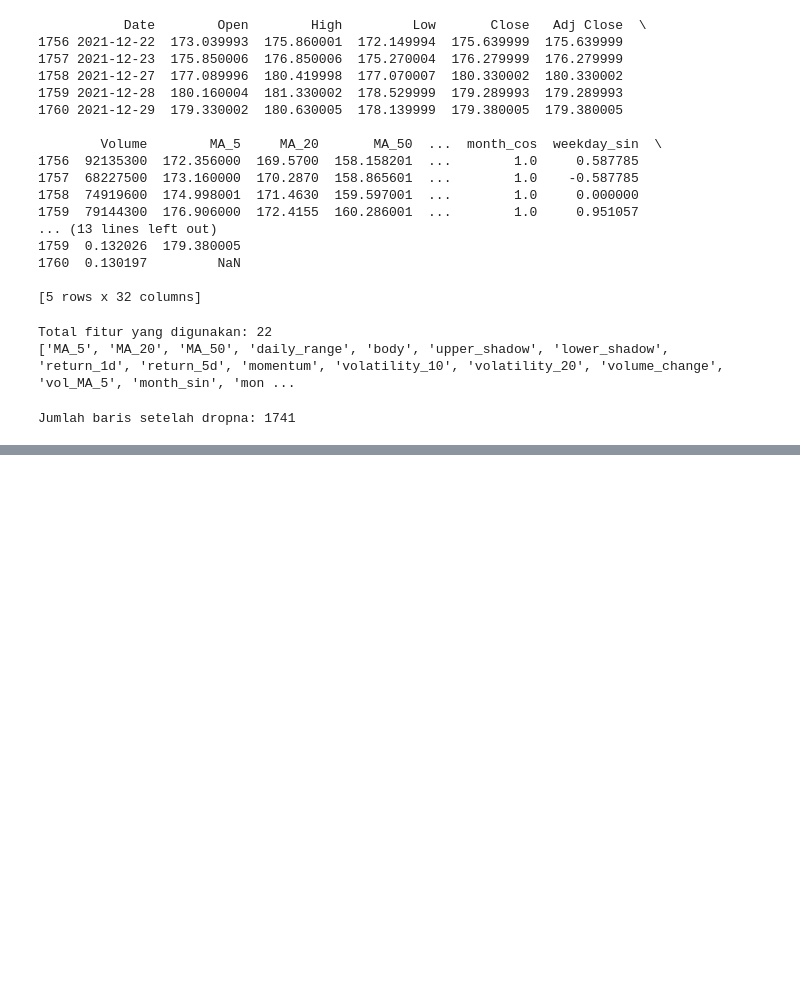
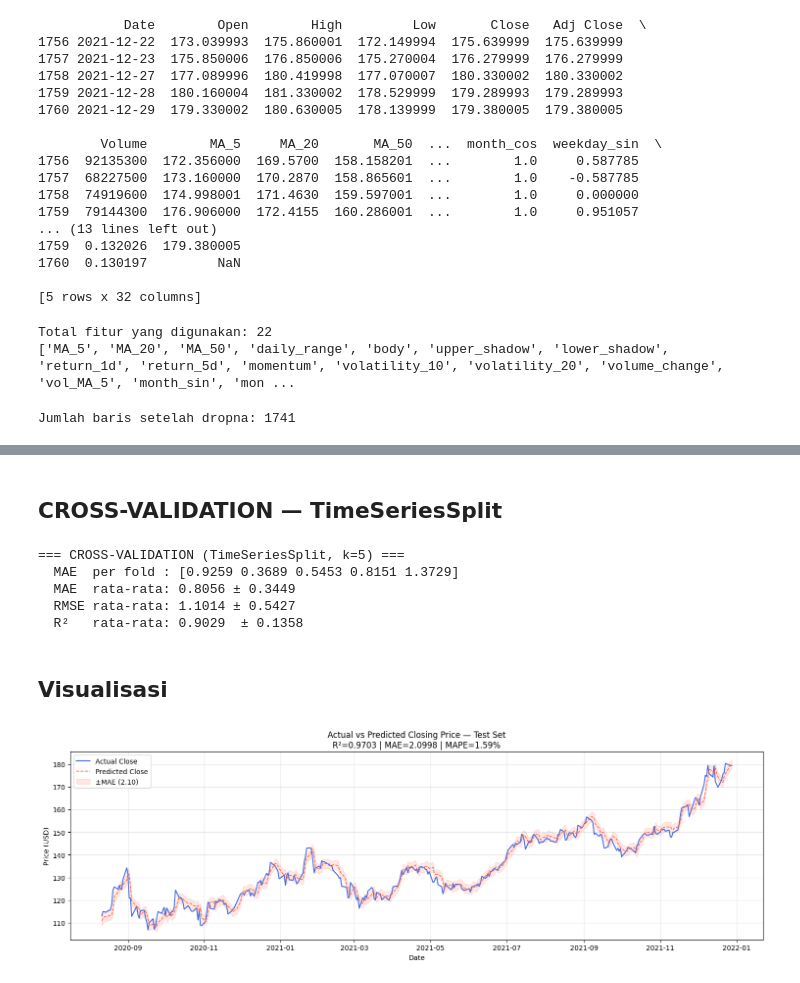
Before and after one commit to Ms-Ulfiyahrustam/Prediction_Apple_Share, a Jupyter notebook: Prediksi_Harga_Closing_Saham_Apple.ipynb, the cells around one changed output, grey strips where cells are left out. Saved outputs shown, nothing was run; the diff lists cells and outputs as text; code cells hidden in the pictures; blank space fills up the shorter version.

```diff
--- a/Prediksi_Harga_Closing_Saham_Apple.ipynb
+++ b/Prediksi_Harga_Closing_Saham_Apple.ipynb
@@ -239,3 +240,7 @@ df_model = df[FEATURE_COLS + ["Target", "Date"]].dropna().copy()
 print(f"\nJumlah baris setelah dropna: {len(df_model)}")
 # %% [output]
 Jumlah baris setelah dropna: 1741
+# %%
+X = df_model[FEATURE_COLS].values
+y = df_model["Target"].values
+dates = df_model["Date"].values
@@ -241,0 +266,4 @@ Jumlah baris setelah dropna: 1741
+# %%
+scaler = StandardScaler()
+X_train_scaled = scaler.fit_transform(X_train)    # fit + transform di train
+X_test_scaled  = scaler.transform(X_test)         # hanya transform di test
@@ -241,0 +299,18 @@ Jumlah baris setelah dropna: 1741
+# %%
+y_pred_train = model.predict(X_train_scaled)
+y_pred_test  = model.predict(X_test_scaled)
+
+def evaluate(y_true, y_pred, label):
+    mae  = mean_absolute_error(y_true, y_pred)
+    rmse = np.sqrt(mean_squared_error(y_true, y_pred))
+    r2   = r2_score(y_true, y_pred)
+    mape = np.mean(np.abs((y_true - y_pred) / (y_true + 1e-10))) * 100
+    print(f"\n=== EVALUASI — {label} ===")
+    print(f"  MAE  : {mae:.4f}")
+    print(f"  RMSE : {rmse:.4f}")
+    print(f"  R²   : {r2:.4f}")
+    print(f"  MAPE : {mape:.2f}%")
+    return mae, rmse, r2, mape
+
+mae_tr, rmse_tr, r2_tr, mape_tr = evaluate(y_train, y_pred_train, "TRAIN")
+mae_te, rmse_te, r2_te, mape_te = evaluate(y_test,  y_pred_test,  "TEST")
@@ -241,0 +340,47 @@ Jumlah baris setelah dropna: 1741
+# %% [markdown]
+## CROSS-VALIDATION — TimeSeriesSplit
+# %%
+from sklearn.model_selection import cross_val_score
+tscv = TimeSeriesSplit(n_splits=5)
+
+# CV pada data train saja (bukan seluruh dataset)
+X_cv = X_train_scaled
+y_cv = y_train
+
+cv_mae  = cross_val_score(model, X_cv, y_cv, cv=tscv, scoring="neg_mean_absolute_error")
+cv_rmse = cross_val_score(model, X_cv, y_cv, cv=tscv, scoring="neg_root_mean_squared_error")
+cv_r2   = cross_val_score(model, X_cv, y_cv, cv=tscv, scoring="r2")
+
+print("\n=== CROSS-VALIDATION (TimeSeriesSplit, k=5) ===")
+print(f"  MAE  per fold : {(-cv_mae).round(4)}")
+print(f"  MAE  rata-rata: {(-cv_mae).mean():.4f} \u00b1 {cv_mae.std():.4f}")
+print(f"  RMSE rata-rata: {(-cv_rmse).mean():.4f} \u00b1 {cv_rmse.std():.4f}")
+print(f"  R\u00b2   rata-rata: {cv_r2.mean():.4f}  \u00b1 {cv_r2.std():.4f}")
+# %% [output]
+=== CROSS-VALIDATION (TimeSeriesSplit, k=5) ===
+  MAE  per fold : [0.9259 0.3689 0.5453 0.8151 1.3729]
+  MAE  rata-rata: 0.8056 ± 0.3449
+  RMSE rata-rata: 1.1014 ± 0.5427
+  R²   rata-rata: 0.9029  ± 0.1358
+# %% [markdown]
+## Visualisasi
+# %%
+# ── 9.1  Actual vs Predicted (Test) ──────────
+plt.figure(figsize=(15, 5))
+plt.plot(dates_test, y_test,     label="Actual Close",    color="royalblue",  linewidth=1.5)
+plt.plot(dates_test, y_pred_test, label="Predicted Close", color="tomato",
+         linewidth=1.2, linestyle="--")
+plt.fill_between(dates_test,
+                 y_pred_test - mae_te,
+                 y_pred_test + mae_te,
+                 alpha=0.15, color="tomato", label=f"±MAE ({mae_te:.2f})")
+plt.title(f"Actual vs Predicted Closing Price — Test Set\nR²={r2_te:.4f} | MAE={mae_te:.4f} | MAPE={mape_te:.2f}%")
+plt.xlabel("Date")
+plt.ylabel("Price (USD)")
+plt.legend()
+plt.grid(True, alpha=0.3)
+plt.tight_layout()
+plt.savefig("03_actual_vs_predicted.png", dpi=150)
+plt.show()
+# %% [output]
+[figure, added]
```
Also changed, not shown: parts of 18 cells of this notebook.
